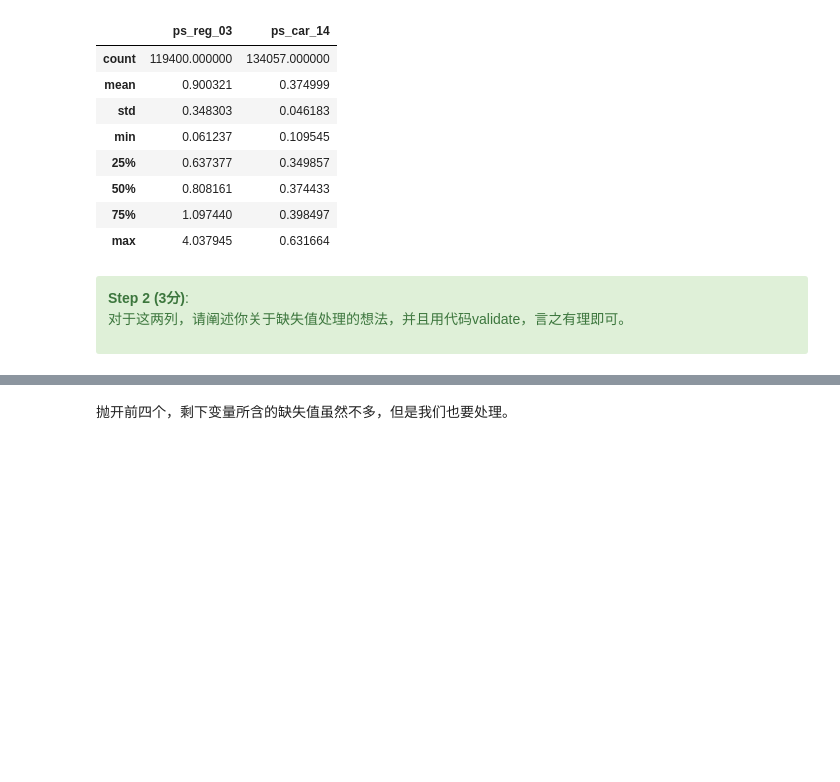
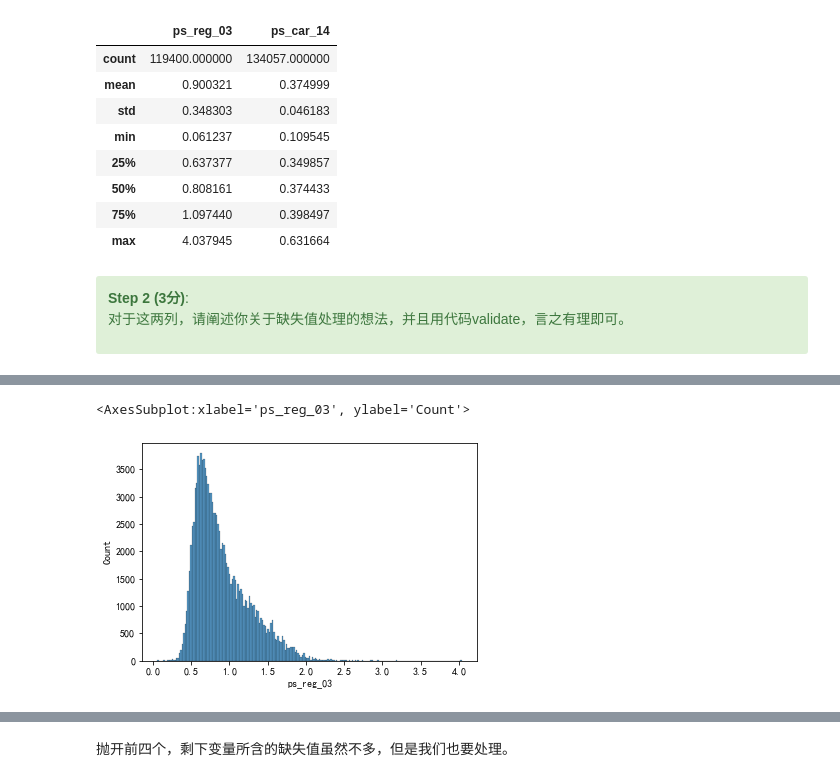
Before and after one commit to lydia0423/Kaggle, a Jupyter notebook: Kaggle 1/第三阶段_数据分析&挖掘/Phase3_Data_analysis&mining.ipynb, the cells around one changed output, grey strips where cells are left out. Saved outputs shown, nothing was run; the diff lists cells and outputs as text; code cells hidden in the pictures; blank space fills up the shorter version.

```diff
--- a/Kaggle 1/第三阶段_数据分析&挖掘/Phase3_Data_analysis&mining.ipynb
+++ b/Kaggle 1/第三阶段_数据分析&挖掘/Phase3_Data_analysis&mining.ipynb
@@ -482,0 +467,5 @@ train_balanced[['ps_reg_03','ps_car_14']].replace(-1,np.nan).describe()
+# %%
+sns.histplot(train_balanced['ps_reg_03'].replace(-1,np.nan))
+# %% [output]
+<AxesSubplot:xlabel='ps_reg_03', ylabel='Count'>
+[figure, added]
```
Also changed, not shown: parts of 21 cells of this notebook, 2 other files.
